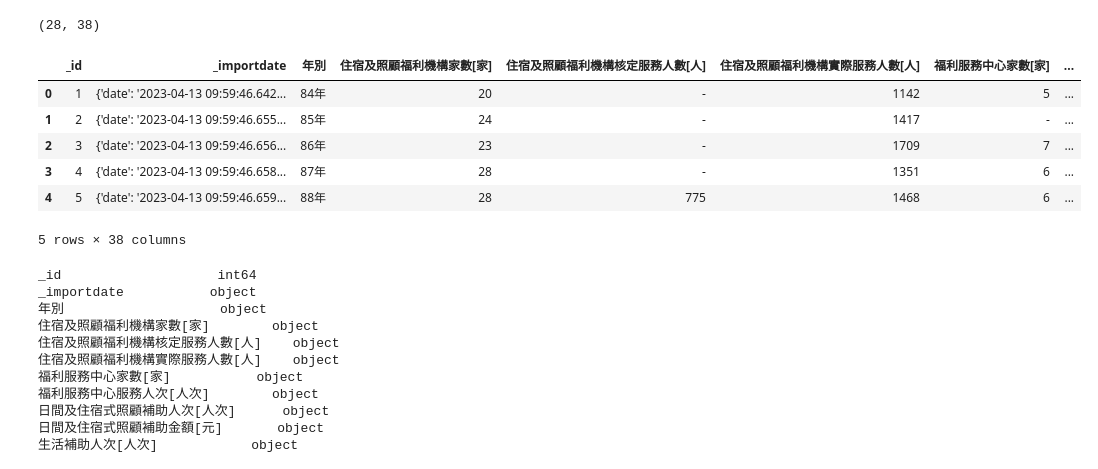
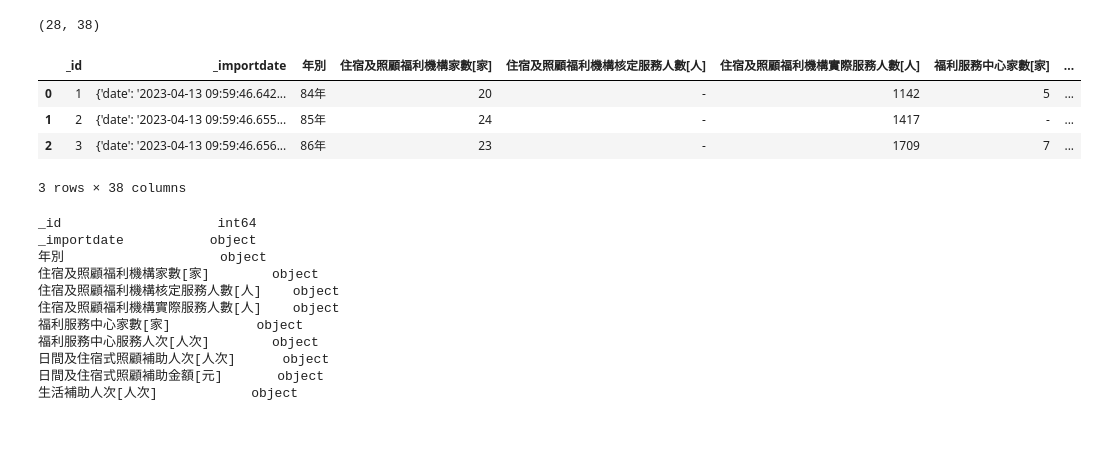
Before and after one commit to tpe-doit/Taipei-Codefest-2023-Workshop, a Jupyter notebook: hackathon_workshop_ETL.ipynb, the cells around one changed output. Saved outputs shown, nothing was run; the diff lists cells and outputs as text; code cells hidden in the pictures; blank space fills up the shorter version.

```diff
--- a/hackathon_workshop_ETL.ipynb
+++ b/hackathon_workshop_ETL.ipynb
@@ -94,15 +115,13 @@ disability_welfare.shape
 # %% [output]
 (28, 38)
 # %%
-disability_welfare.head()
+disability_welfare.head(3)
 # %% [output]
 |  | _id | _importdate | 年別 | 住宿及照顧福利機構家數[家] | 住宿及照顧福利機構核定服務人數[人] | 住宿及照顧福利機構實際服務人數[人] | 福利服務中心家數[家] | ... |
 | 0 | 1 | {'date': '2023-04-13 09:59:46.642... | 84年 | 20 | - | 1142 | 5 | ... |
 | 1 | 2 | {'date': '2023-04-13 09:59:46.655... | 85年 | 24 | - | 1417 | - | ... |
 | 2 | 3 | {'date': '2023-04-13 09:59:46.656... | 86年 | 23 | - | 1709 | 7 | ... |
-| 3 | 4 | {'date': '2023-04-13 09:59:46.658... | 87年 | 28 | - | 1351 | 6 | ... |
-| 4 | 5 | {'date': '2023-04-13 09:59:46.659... | 88年 | 28 | 775 | 1468 | 6 | ... |
-5 rows × 38 columns
+3 rows × 38 columns
 # %%
 disability_welfare.dtypes
 # %% [output]
```
Also changed, not shown: parts of 25 cells of this notebook, 1 other file.
